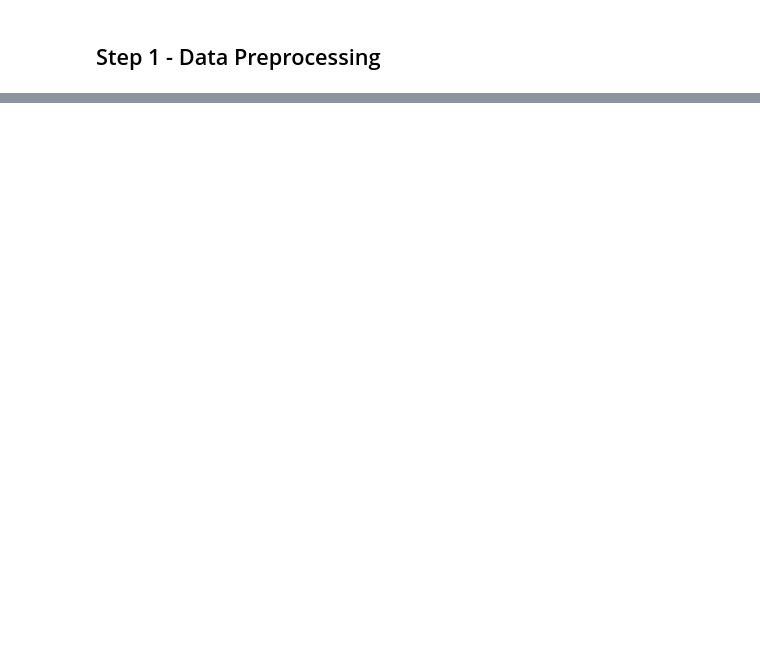
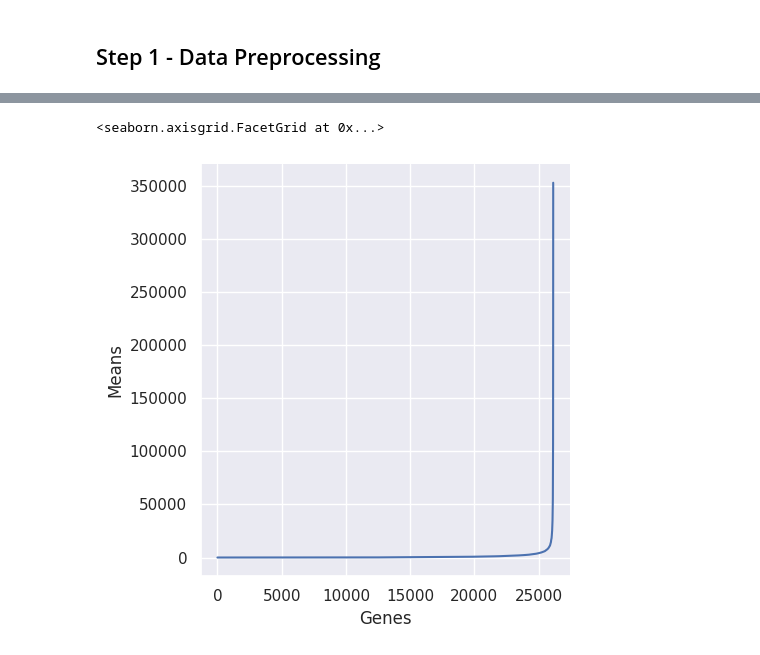
Before and after one commit to Martin-Masson/projet-ml-bioinfo, a Jupyter notebook: data_processing.ipynb, the cells around one changed output, grey strips where cells are left out. Saved outputs shown, nothing was run; the diff lists cells and outputs as text; code cells hidden in the pictures; blank space fills up the shorter version.

```diff
--- a/data_processing.ipynb
+++ b/data_processing.ipynb
@@ -9,13 +8,0 @@ import os
-# %%
-path = "Data"
-filenames = glob.glob(path + "/*.txt")
-
-# Create the dataframes for each file
-dfs = []
-for filename in filenames:
-    df = pd.read_csv(filename, sep="\t", names=[filename], skiprows=1).T
-    dfs.append(df)
-
-# Concatenate all the datadrames into one
-rna_counts = pd.concat(dfs)
-rna_counts
@@ -38,5 +8,0 @@ rna_counts
-# %%
-filename = "Data/GSE124439_family.xml"
-annotations = pd.read_xml(filename)
-
-annotations
@@ -57,5 +8,0 @@ annotations
-# %%
-filename = "sample.xml"
-annotations = pd.read_xml(filename, xpath="./Sample", namespaces="http://www.ncbi.nlm.nih.gov/geo/info/MINiML")
-
-annotations
@@ -63,0 +127,12 @@ NameError: name 'pd' is not defined
+# %%
+sns.set_theme()
+
+means = rna_sequences.mean(sample="Other")
+means = means[means["Means"] != 0.0].sort_values(by="Means")
+genes_count = np.arange(len(means.index))
+means["Genes"] = genes_count
+
+sns.relplot(data=means, x="Genes", y="Means", kind="line")
+# %% [output]
+<seaborn.axisgrid.FacetGrid at 0x...>
+[figure, added]
```
Also changed, not shown: parts of 7 cells of this notebook, 2 other files.
